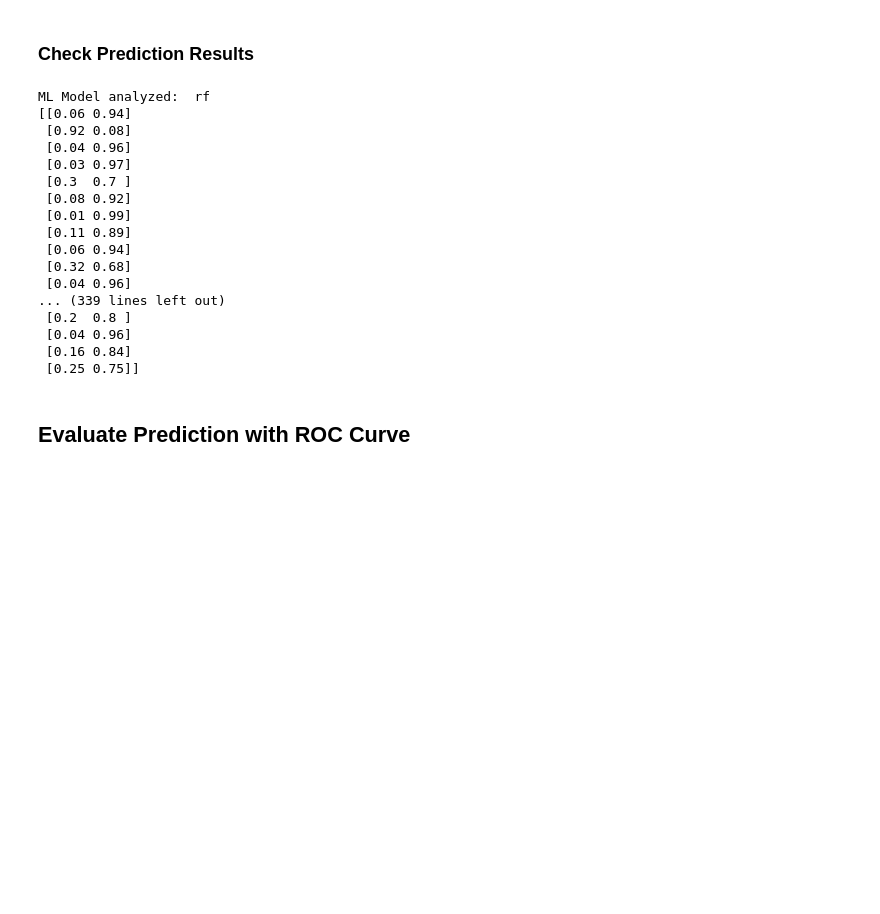
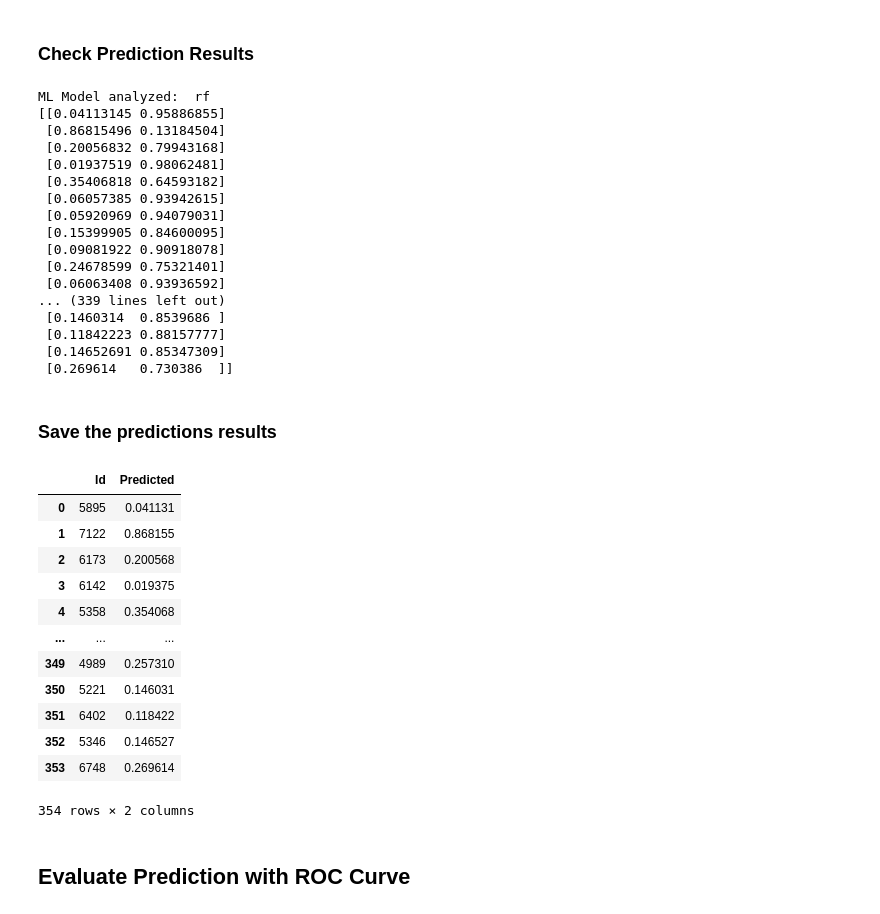
Before and after one commit to ruialves35/feup-ac, a Jupyter notebook: src/predictions.ipynb, the cells around one changed output. Cells and saved outputs as stored; diff of their text form; code cells hidden in the pictures; blank space fills up the shorter version.

Commit message:
Fixed predictions file

```diff
--- a/src/predictions.ipynb
+++ b/src/predictions.ipynb
@@ -214,25 +217,56 @@ results
 # %% [markdown]
 ### Check Prediction Results
+# %%
+used_ml_model = 'rf'
 # %%
 print("ML Model analyzed: ", used_ml_model)
 print(results[used_ml_model]['test_pred_prob'])
 # %% [output]
 ML Model analyzed:  rf
-[[0.06 0.94]
- [0.92 0.08]
- [0.04 0.96]
- [0.03 0.97]
- [0.3  0.7 ]
- [0.08 0.92]
- [0.01 0.99]
- [0.11 0.89]
- [0.06 0.94]
- [0.32 0.68]
- [0.04 0.96]
+[[0.04113145 0.95886855]
+ [0.86815496 0.13184504]
+ [0.20056832 0.79943168]
+ [0.01937519 0.98062481]
+ [0.35406818 0.64593182]
+ [0.06057385 0.93942615]
+ [0.05920969 0.94079031]
+ [0.15399905 0.84600095]
+ [0.09081922 0.90918078]
+ [0.24678599 0.75321401]
+ [0.06063408 0.93936592]
 ... (339 lines left out)
- [0.2  0.8 ]
- [0.04 0.96]
- [0.16 0.84]
- [0.25 0.75]]
+ [0.1460314  0.8539686 ]
+ [0.11842223 0.88157777]
+ [0.14652691 0.85347309]
+ [0.269614   0.730386  ]]
+# %% [markdown]
+### Save the predictions results
+# %%
+import os
+
+RES_PATH = '../assets/results'
+if not os.path.exists(RES_PATH):
+  os.mkdir(RES_PATH)
+
+res = {'Id': ids_test.values, 'Predicted': results[used_ml_model]['test_pred_prob'][:,0]}
+
+df = pd.DataFrame(data=res)
+df.to_csv(RES_PATH + '/submission.csv', index=False)
+
+df
+# %% [output]
+|  | Id | Predicted |
+| 0 | 5895 | 0.041131 |
+| 1 | 7122 | 0.868155 |
+| 2 | 6173 | 0.200568 |
+| 3 | 6142 | 0.019375 |
+| 4 | 5358 | 0.354068 |
+| ... | ... | ... |
+| 349 | 4989 | 0.257310 |
+| 350 | 5221 | 0.146031 |
+| 351 | 6402 | 0.118422 |
+| 352 | 5346 | 0.146527 |
+| 353 | 6748 | 0.269614 |
+354 rows × 2 columns
 # %%
 # function that opens RES_PATH + '/submission.csv' and round the Predict table in 1 decimal place
```
Also changed, not shown: parts of 8 cells of this notebook.
